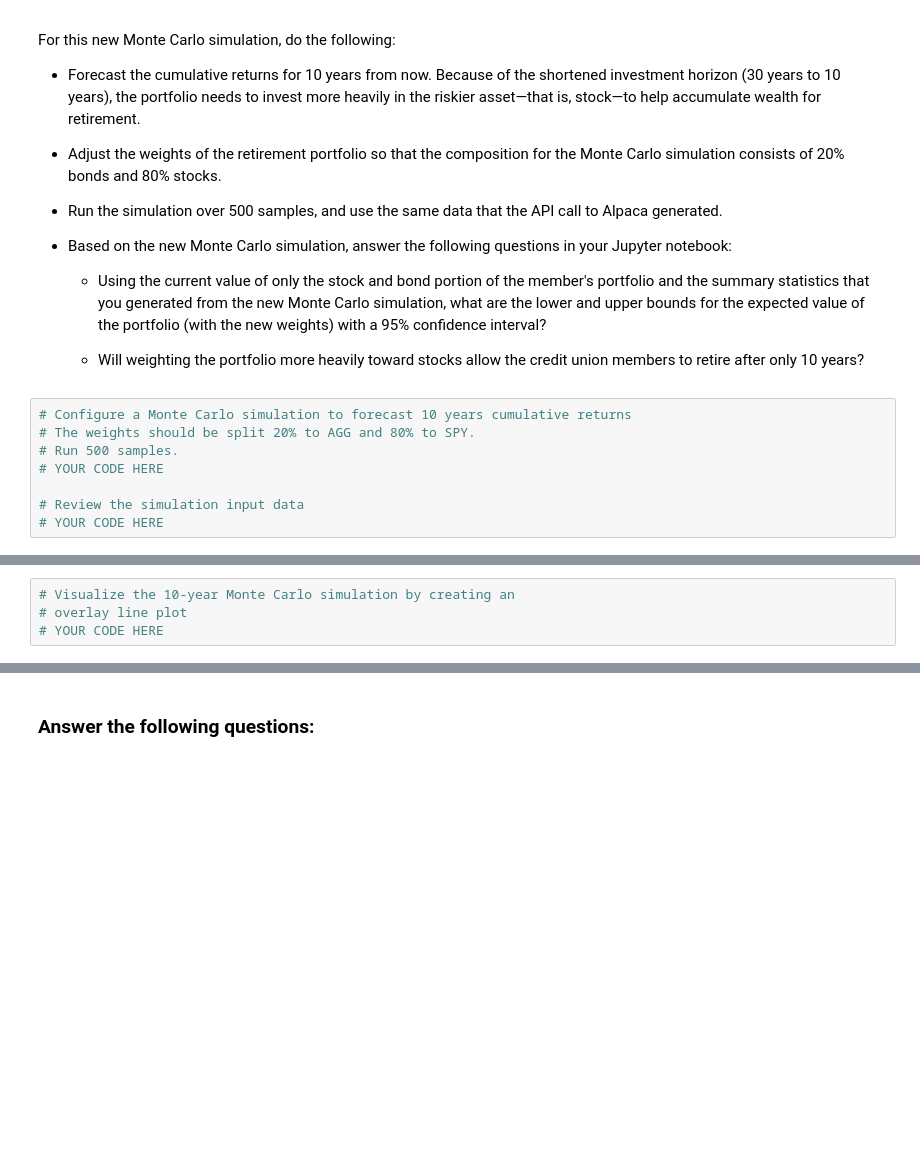
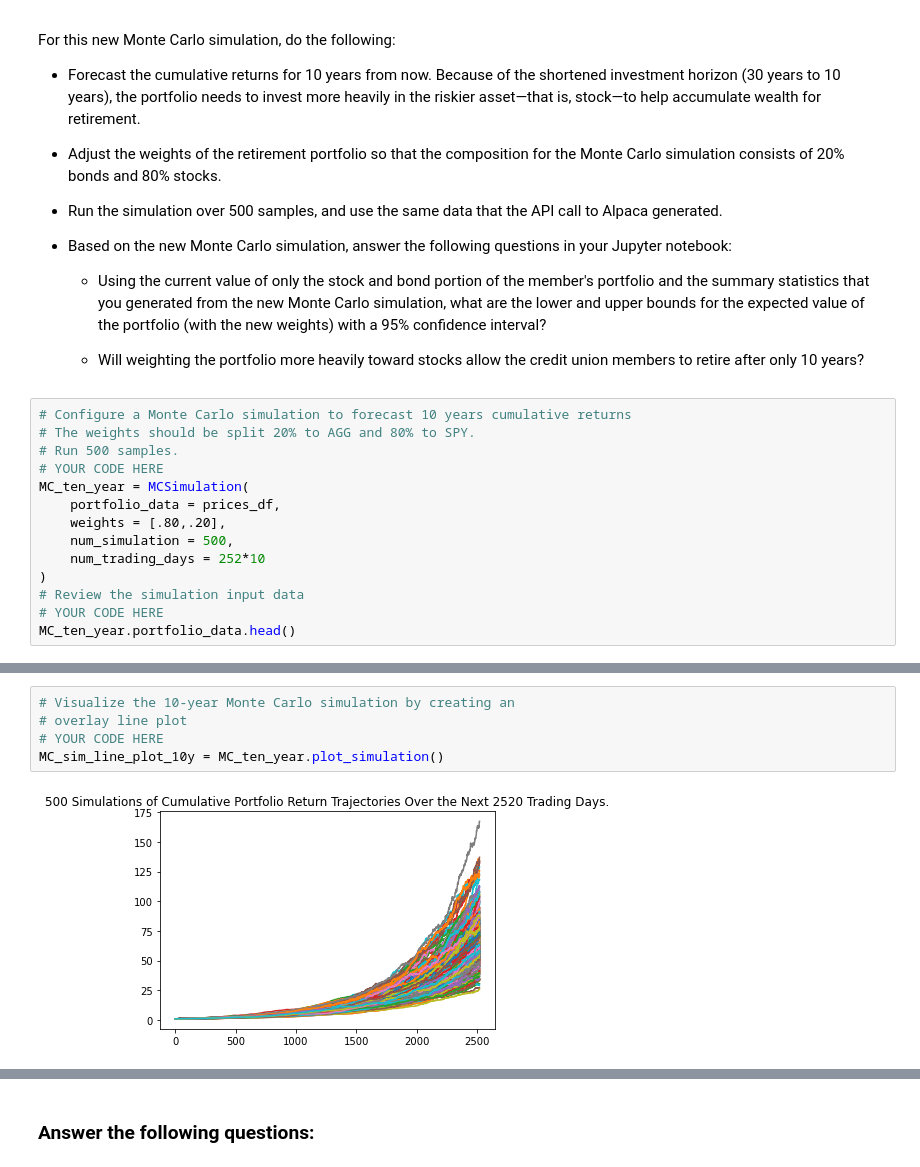
Before and after one commit to normanc529/Module_5_Challenge, a Jupyter notebook: Starter_Code/financial_planning_tools.ipynb, the cells around one changed output, grey strips where cells are left out. Saved outputs shown, nothing was run; the diff lists cells and outputs as text; blank space fills up the shorter version.

```diff
--- a/Starter_Code/financial_planning_tools.ipynb
+++ b/Starter_Code/financial_planning_tools.ipynb
@@ -516,6 +643,12 @@ For this new Monte Carlo simulation, do the following:
 # The weights should be split 20% to AGG and 80% to SPY.
 # Run 500 samples.
 # YOUR CODE HERE
-
+MC_ten_year = MCSimulation(
+    portfolio_data = prices_df,
+    weights = [.80,.20],
+    num_simulation = 500,
+    num_trading_days = 252*10
+)
 # Review the simulation input data
 # YOUR CODE HERE
+MC_ten_year.portfolio_data.head()
@@ -525,7 +699,10 @@ For this new Monte Carlo simulation, do the following:
 # %%
 # Visualize the 10-year Monte Carlo simulation by creating an
 # overlay line plot
 # YOUR CODE HERE
+MC_sim_line_plot_10y = MC_ten_year.plot_simulation()
+# %% [output]
+[figure, added]
 # %%
 # Visualize the probability distribution of the 10-year Monte Carlo simulation
 # by plotting a histogram
```
Also changed, not shown: parts of 29 cells of this notebook, 1 other file.
